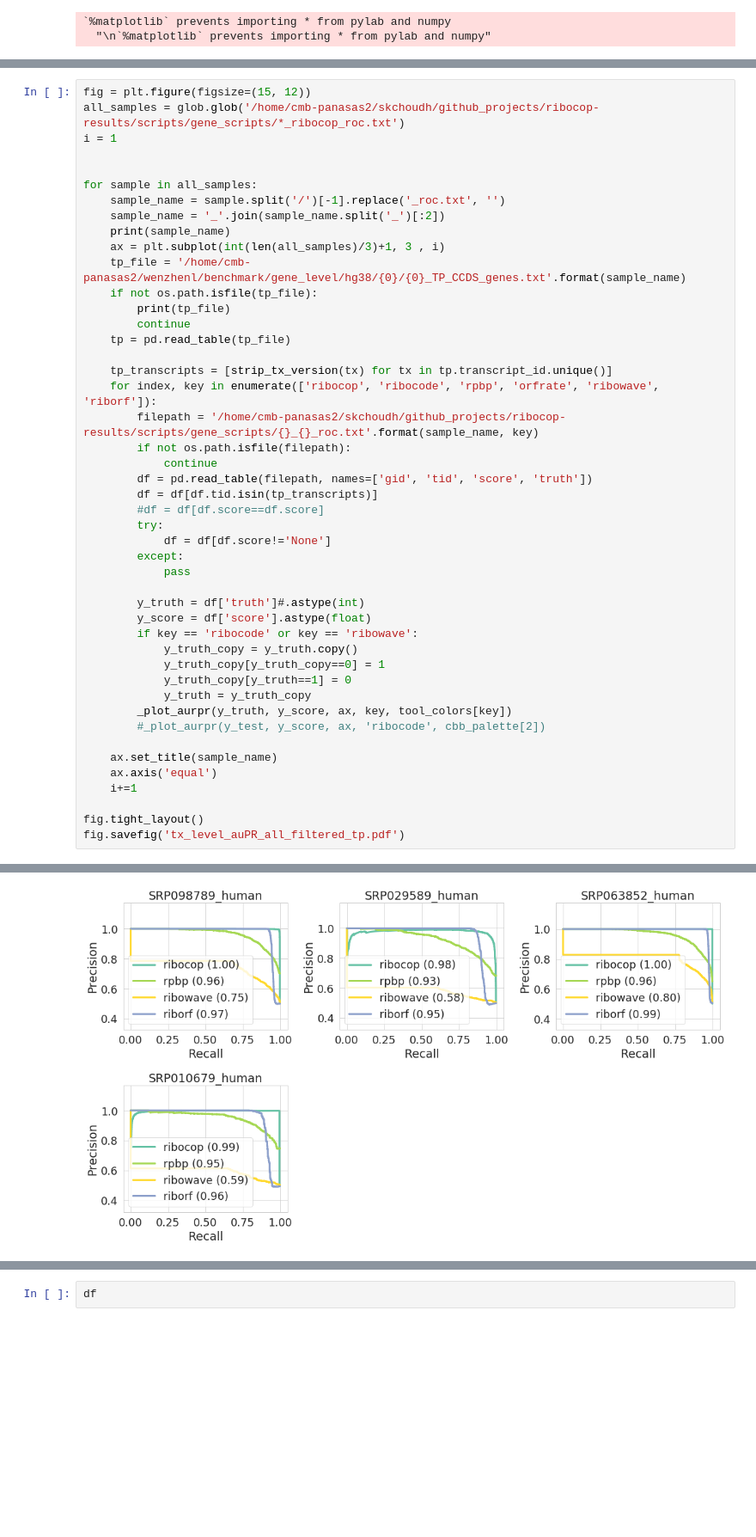
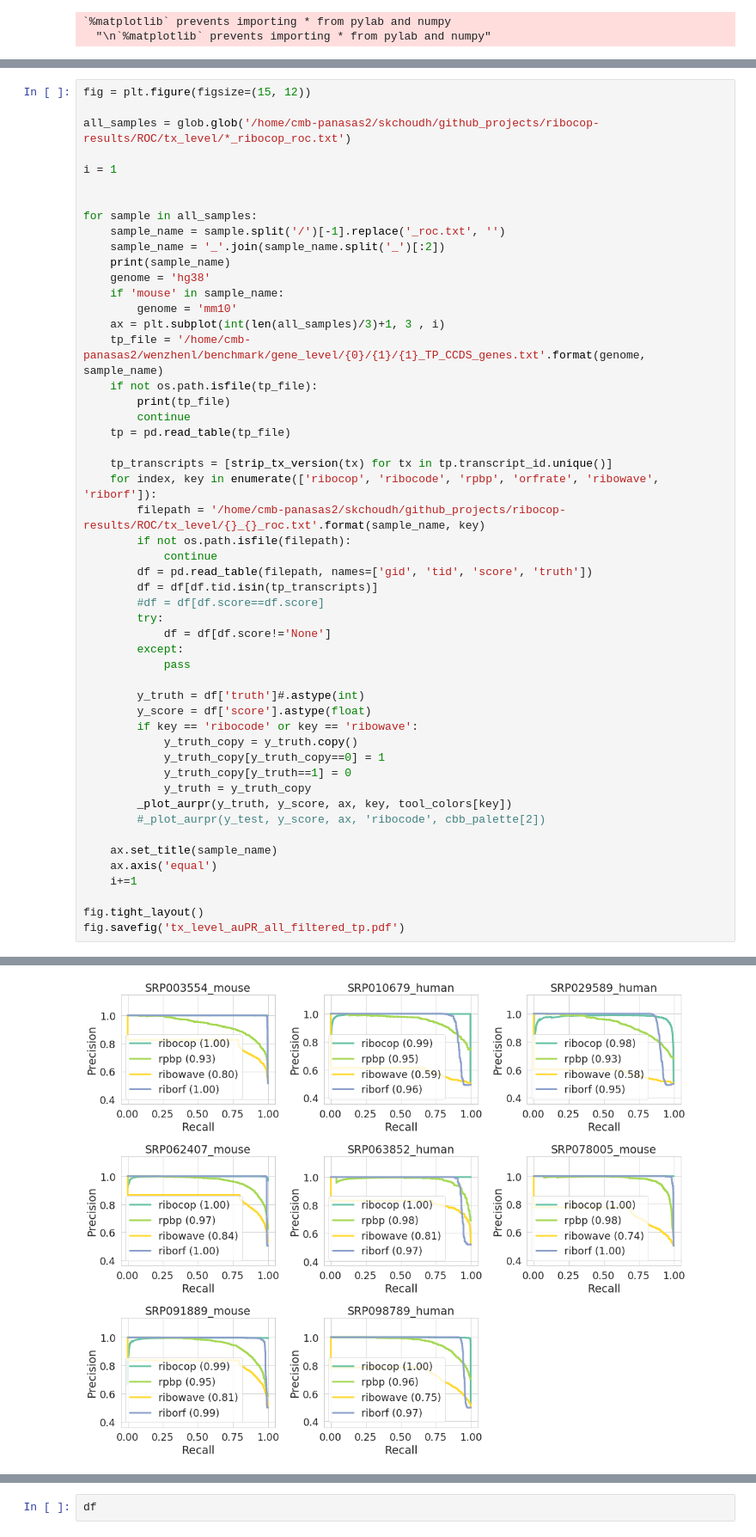
Before and after one commit to smithlabcode/ribotricer-results, a Jupyter notebook: notebooks/11.tx_level-auPR.ipynb, the cells around one changed output, grey strips where cells are left out. Shown at 86% size. Cells and saved outputs as stored; diff of their text form; blank space fills up the shorter version.

```diff
--- a/notebooks/11.tx_level-auPR.ipynb
+++ b/notebooks/11.tx_level-auPR.ipynb
@@ -193,6 +303,8 @@ SRP010679_human
 # %%
 fig = plt.figure(figsize=(15, 12))
-all_samples = glob.glob('/home/cmb-panasas2/skchoudh/github_projects/ribocop-results/scripts/gene_scripts/*_ribocop_roc.txt')
+
+all_samples = glob.glob('/home/cmb-panasas2/skchoudh/github_projects/ribocop-results/ROC/tx_level/*_ribocop_roc.txt')
+
 i = 1
 
 
@@ -200,8 +312,11 @@ for sample in all_samples:
     sample_name = sample.split('/')[-1].replace('_roc.txt', '')
     sample_name = '_'.join(sample_name.split('_')[:2])
     print(sample_name)
+    genome = 'hg38'
+    if 'mouse' in sample_name:
+        genome = 'mm10'
     ax = plt.subplot(int(len(all_samples)/3)+1, 3 , i)
-    tp_file = '/home/cmb-panasas2/wenzhenl/benchmark/gene_level/hg38/{0}/{0}_TP_CCDS_genes.txt'.format(sample_name)
+    tp_file = '/home/cmb-panasas2/wenzhenl/benchmark/gene_level/{0}/{1}/{1}_TP_CCDS_genes.txt'.format(genome, sample_name)
     if not os.path.isfile(tp_file):
         print(tp_file)
         continue
@@ -209,7 +324,7 @@ for sample in all_samples:
 
     tp_transcripts = [strip_tx_version(tx) for tx in tp.transcript_id.unique()]
     for index, key in enumerate(['ribocop', 'ribocode', 'rpbp', 'orfrate', 'ribowave', 'riborf']):
-        filepath = '/home/cmb-panasas2/skchoudh/github_projects/ribocop-results/scripts/gene_scripts/{}_{}_roc.txt'.format(sample_name, key)
+        filepath = '/home/cmb-panasas2/skchoudh/github_projects/ribocop-results/ROC/tx_level/{}_{}_roc.txt'.format(sample_name, key)
         if not os.path.isfile(filepath):
             continue
         df = pd.read_table(filepath, names=['gid', 'tid', 'score', 'truth'])
@@ -260 +363 @@ Adding an axes using the same arguments as a previous axes currently reuses the
-[figure, old version]
+[figure, new version]
```
Also changed, not shown: parts of 4 cells of this notebook, 1 other file.
